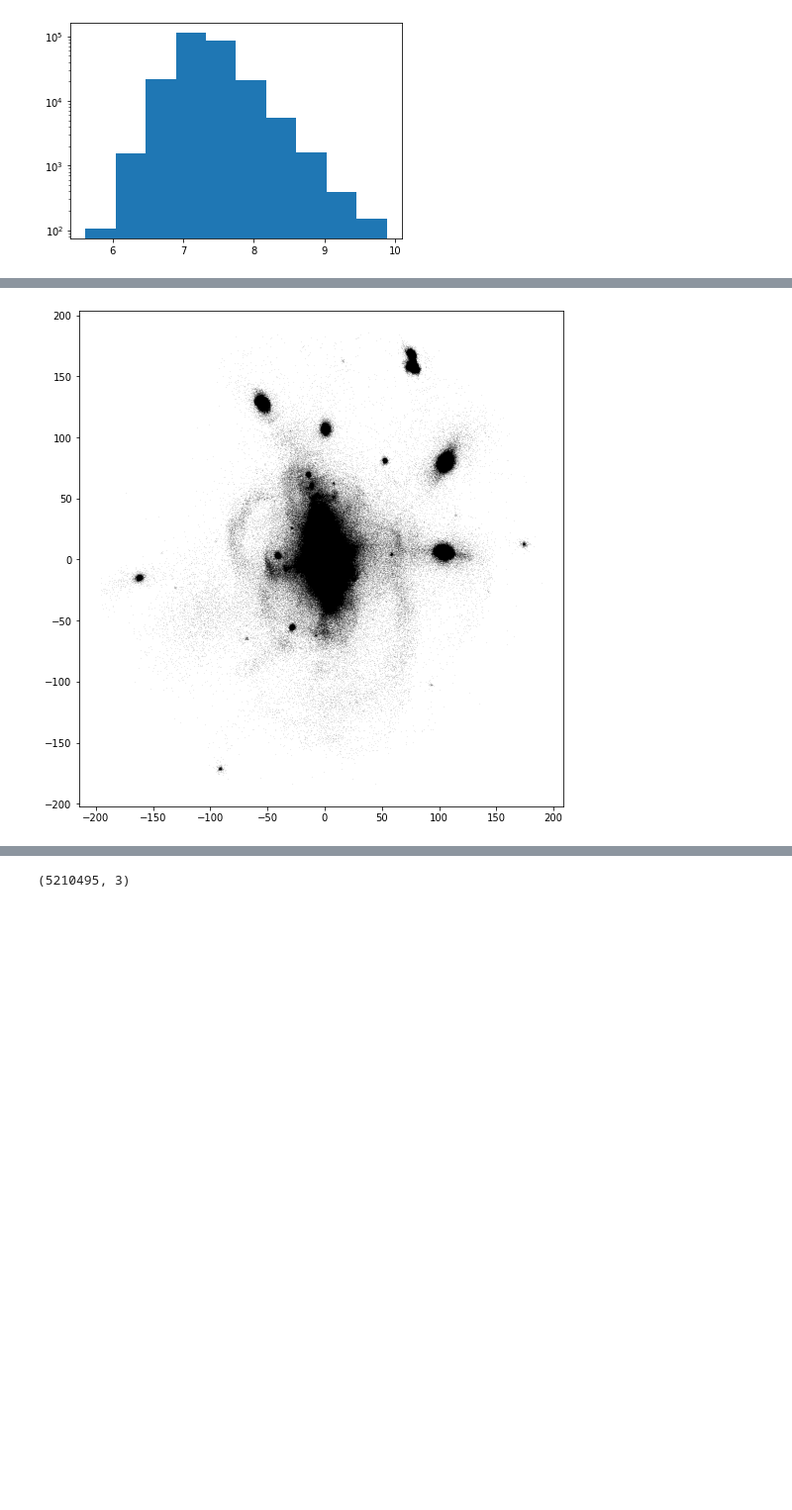
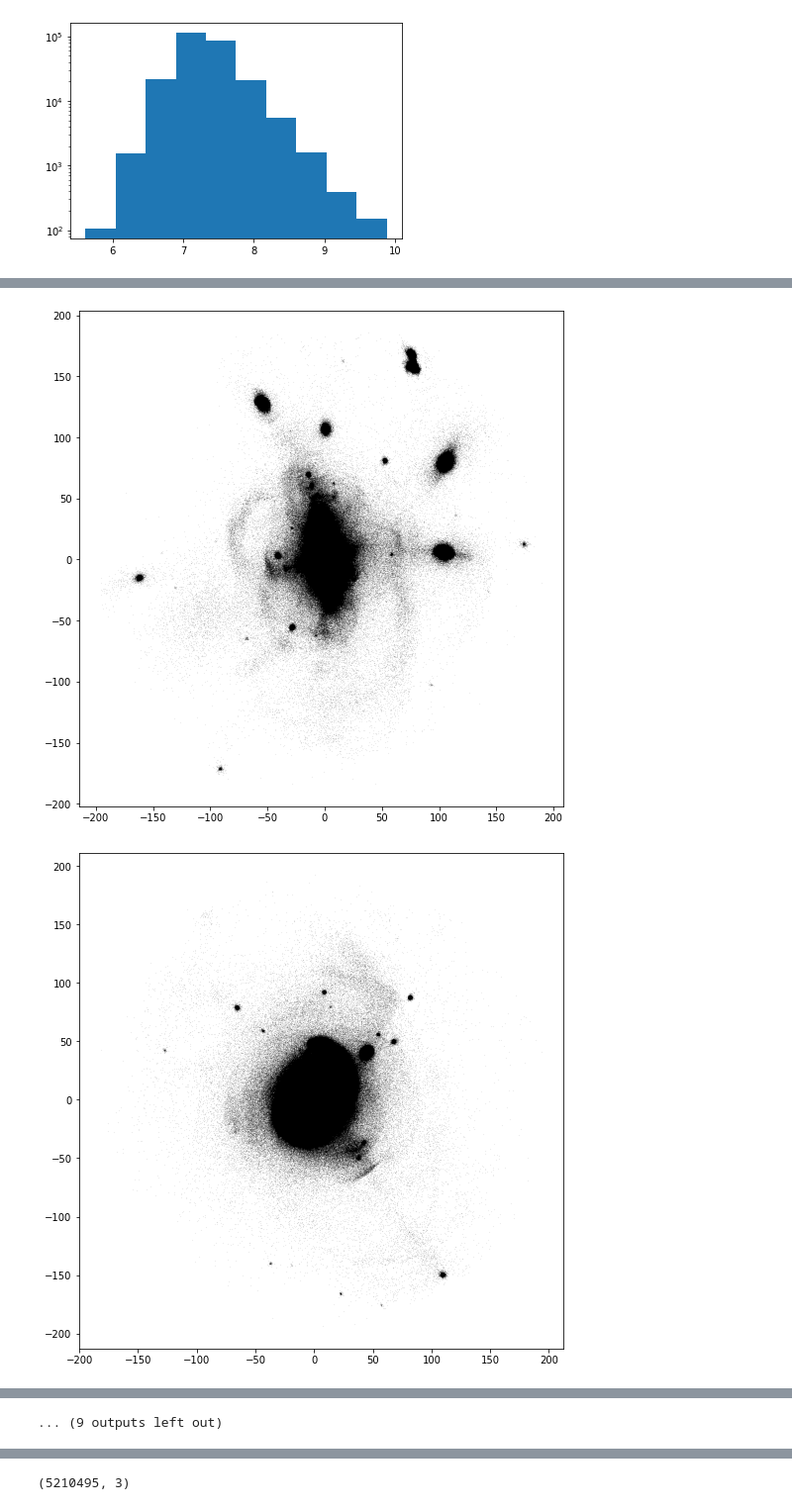
Before and after one commit to ornemarioni/gradients, a Jupyter notebook: programs/read_HESTIA.ipynb, the cells around one changed output, grey strips where cells are left out. Shown at 99% size. Cells and saved outputs as stored; diff of their text form; code cells hidden in the pictures; blank space fills up the shorter version.

```diff
--- a/programs/read_HESTIA.ipynb
+++ b/programs/read_HESTIA.ipynb
@@ -545,7 +500,19 @@ for i in range(0,1):
 # %%
+import h5py
+import rotation_mio as rot
+import sphviewer as sph
+import numpy as np
 import matplotlib.pyplot as plt
-fig, ax = plt.subplots(nrows=1, ncols=1, figsize=(8, 8))
-fig.subplots_adjust(bottom=0.10, left =0.12, right = 0.97, top = 0.97)
 
-ax.plot(xstr, ystr,'.k',markersize=0.05)
+
+for j in range(0,10):
+    snap = h5py.File('../_simulations/snap_127/subhalo_'+ str('%03d'% j) +'.h5py', 'r')
+
+    pstr = snap['/Str/Coordinates'][()]
+
+    print('subhalo_'+ str('%03d'% j) )
+
+    fig, ax = plt.subplots(nrows=1, ncols=1, figsize=(8, 8))
+    fig.subplots_adjust(bottom=0.10, left =0.12, right = 0.97, top = 0.97)
+    ax.plot(pstr[:,0],pstr[:,1],'.k',markersize=0.05)
 # %% [output]
@@ -553 +539,2 @@ ax.plot(xstr, ystr,'.k',markersize=0.05)
 [figure]
+[figure, added]
@@ -554 +550,2 @@ ax.plot(xstr, ystr,'.k',markersize=0.05)
+... (9 outputs left out)
 # %%
```
Also changed, not shown: parts of 7 cells of this notebook, 3 other files.
